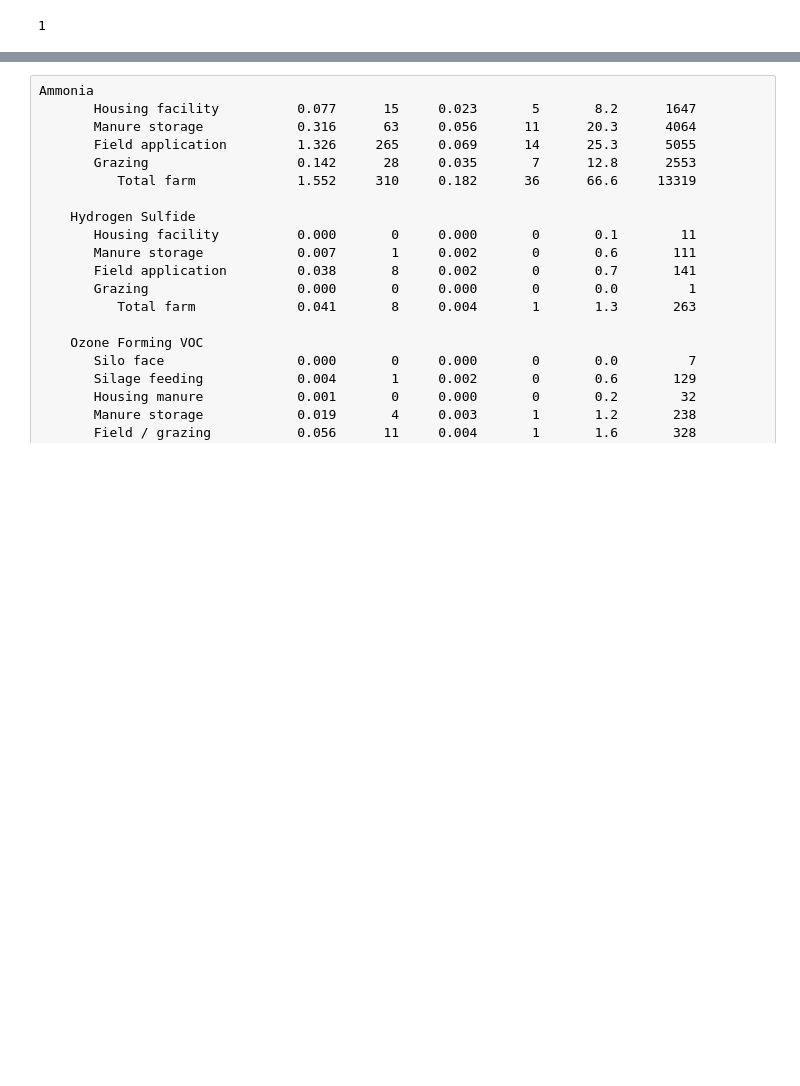
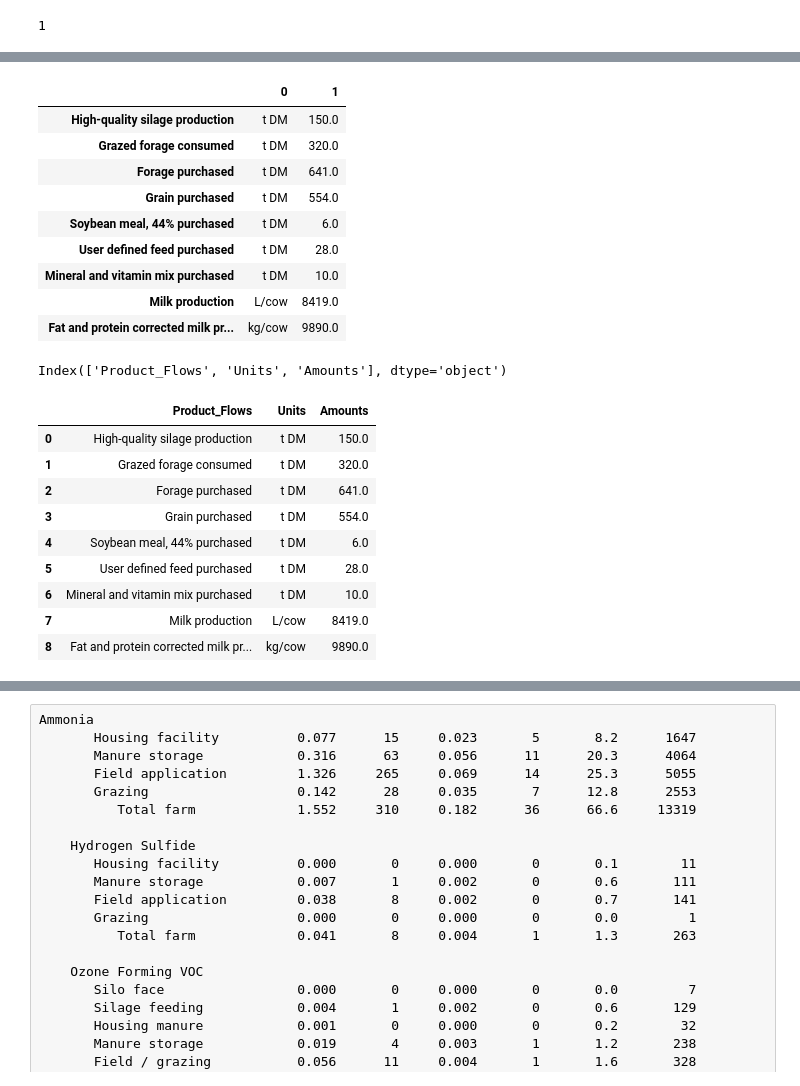
Before and after one commit to AgroSolutions-OSU/IFSM_Analysis, a Jupyter notebook: srm_csv.ipynb, the cells around one changed output, grey strips where cells are left out. Cells and saved outputs as stored; diff of their text form; code cells hidden in the pictures; blank space fills up the shorter version.

```diff
--- a/srm_csv.ipynb
+++ b/srm_csv.ipynb
@@ -485,0 +582,22 @@ Carbon footprint with biogenic CO2
+# %%
+# Step 1: as before create a pandas dataframe to see what it will look like
+df_2 = pd.DataFrame(table2)
+display(df_2)
+print('\n')
+# Step 2: execute a transpose to get in correct format
+## made sure to not include the third row with the standard deviation
+df_feed_prod = df_2.iloc[:2].T
+## visualize
+display(df_feed_prod)
+print('\n')
+
+# Step 3: Then reset the index and added in the column names
+## rest index
+df_feed_prod.reset_index(inplace=True)
+## set the column names
+df_feed_prod.columns = ['Product_Flows', 'Units','Amounts']
+print(df_feed_prod.columns)
+
+# Checked final output
+df_feed_prod
+# %% [output]
@@ -485,0 +608,21 @@ Carbon footprint with biogenic CO2
+|  | 0 | 1 |
+| High-quality silage production | t DM | 150.0 |
+| Grazed forage consumed | t DM | 320.0 |
+| Forage purchased | t DM | 641.0 |
+| Grain purchased | t DM | 554.0 |
+| Soybean meal, 44% purchased | t DM | 6.0 |
+| User defined feed purchased | t DM | 28.0 |
+| Mineral and vitamin mix purchased | t DM | 10.0 |
+| Milk production | L/cow | 8419.0 |
+| Fat and protein corrected milk pr... | kg/cow | 9890.0 |
+Index(['Product_Flows', 'Units', 'Amounts'], dtype='object')
+|  | Product_Flows | Units | Amounts |
+| 0 | High-quality silage production | t DM | 150.0 |
+| 1 | Grazed forage consumed | t DM | 320.0 |
+| 2 | Forage purchased | t DM | 641.0 |
+| 3 | Grain purchased | t DM | 554.0 |
+| 4 | Soybean meal, 44% purchased | t DM | 6.0 |
+| 5 | User defined feed purchased | t DM | 28.0 |
+| 6 | Mineral and vitamin mix purchased | t DM | 10.0 |
+| 7 | Milk production | L/cow | 8419.0 |
+| 8 | Fat and protein corrected milk pr... | kg/cow | 9890.0 |
```
Also changed, not shown: parts of 20 cells of this notebook, 1 other file.
